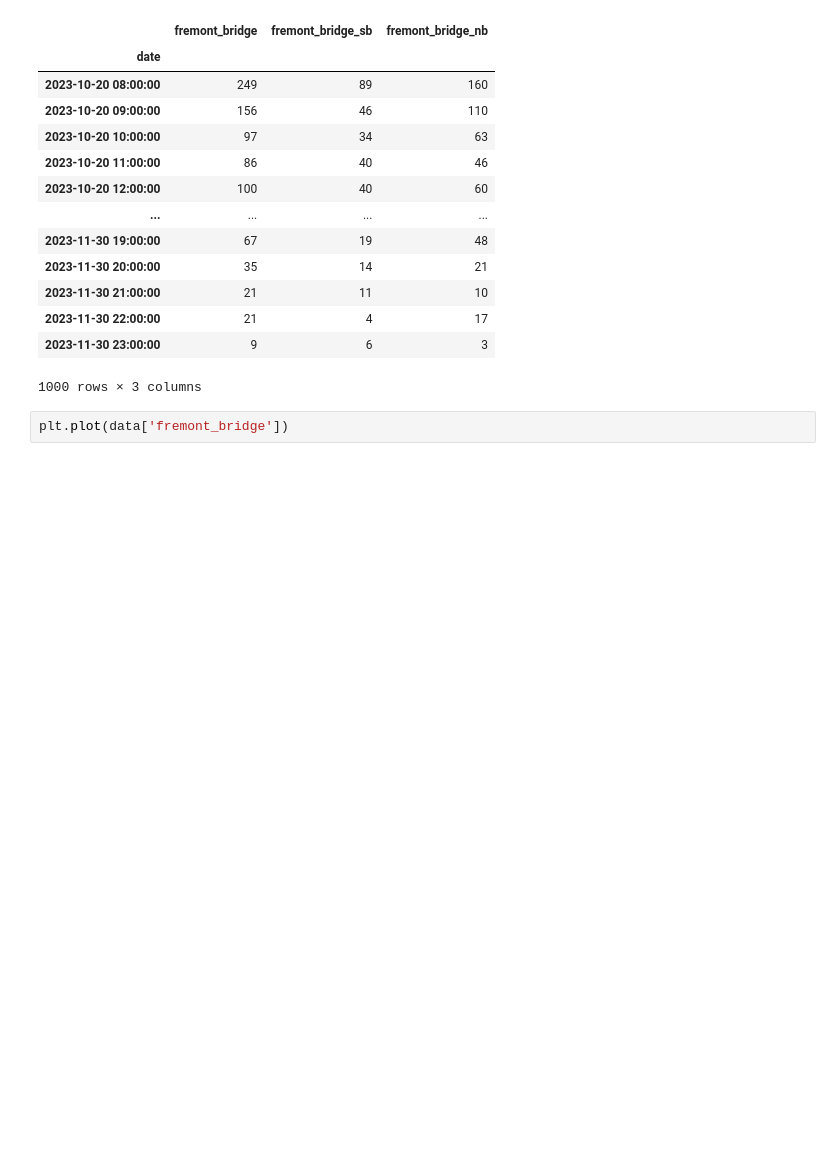
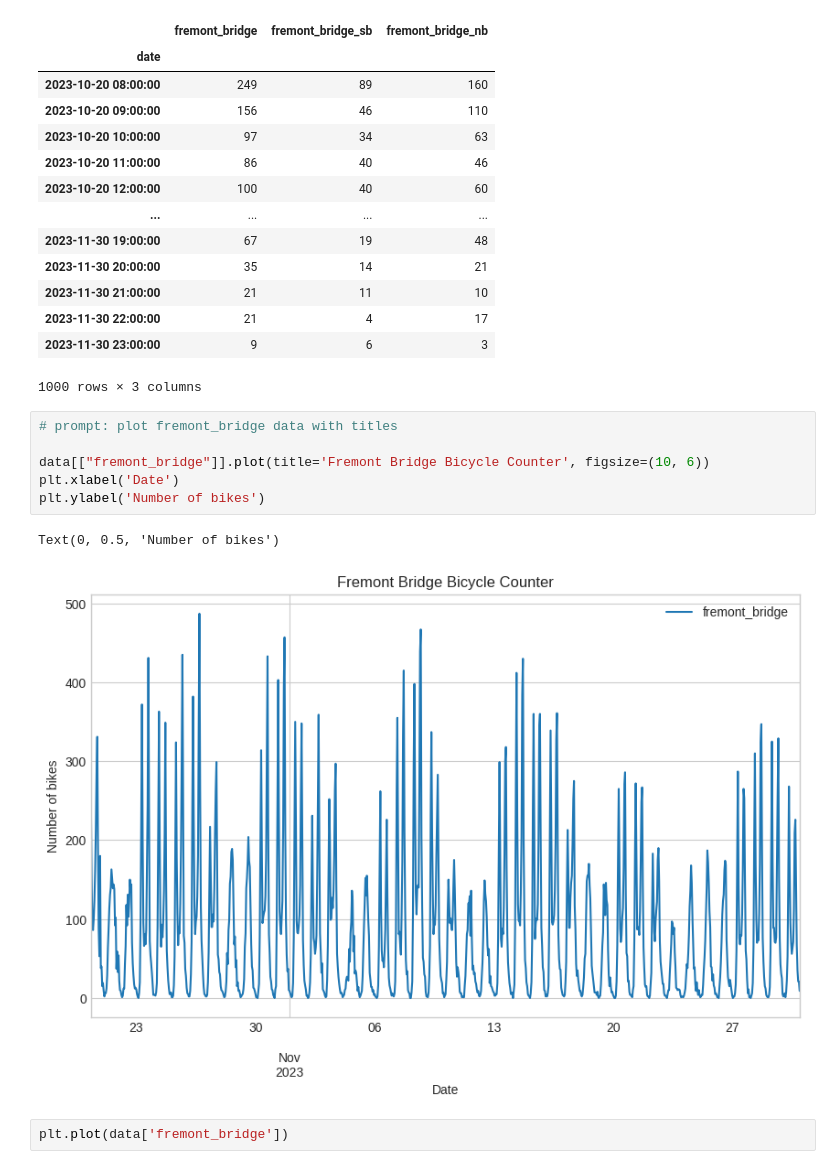
Before and after one commit to KevinrealG/Series_de_tiempo, a Jupyter notebook: 02_Aplying_arima_lstm.ipynb, the cells around one changed output. Drawn from its saved outputs; the diff is of its cells as text; blank space fills up the shorter version.

```diff
--- a/02_Aplying_arima_lstm.ipynb
+++ b/02_Aplying_arima_lstm.ipynb
@@ -45,6 +45,15 @@ data.sort_index()
 | 2023-11-30 22:00:00 | 21 | 4 | 17 |
 | 2023-11-30 23:00:00 | 9 | 6 | 3 |
 1000 rows × 3 columns
+# %%
+# prompt: plot fremont_bridge data with titles
+
+data[["fremont_bridge"]].plot(title='Fremont Bridge Bicycle Counter', figsize=(10, 6))
+plt.xlabel('Date')
+plt.ylabel('Number of bikes')
+# %% [output]
+Text(0, 0.5, 'Number of bikes')
+[figure, added]
 # %%
 plt.plot(data['fremont_bridge'])
 # %% [output]
```
Also changed, not shown: parts of 17 cells of this notebook.
